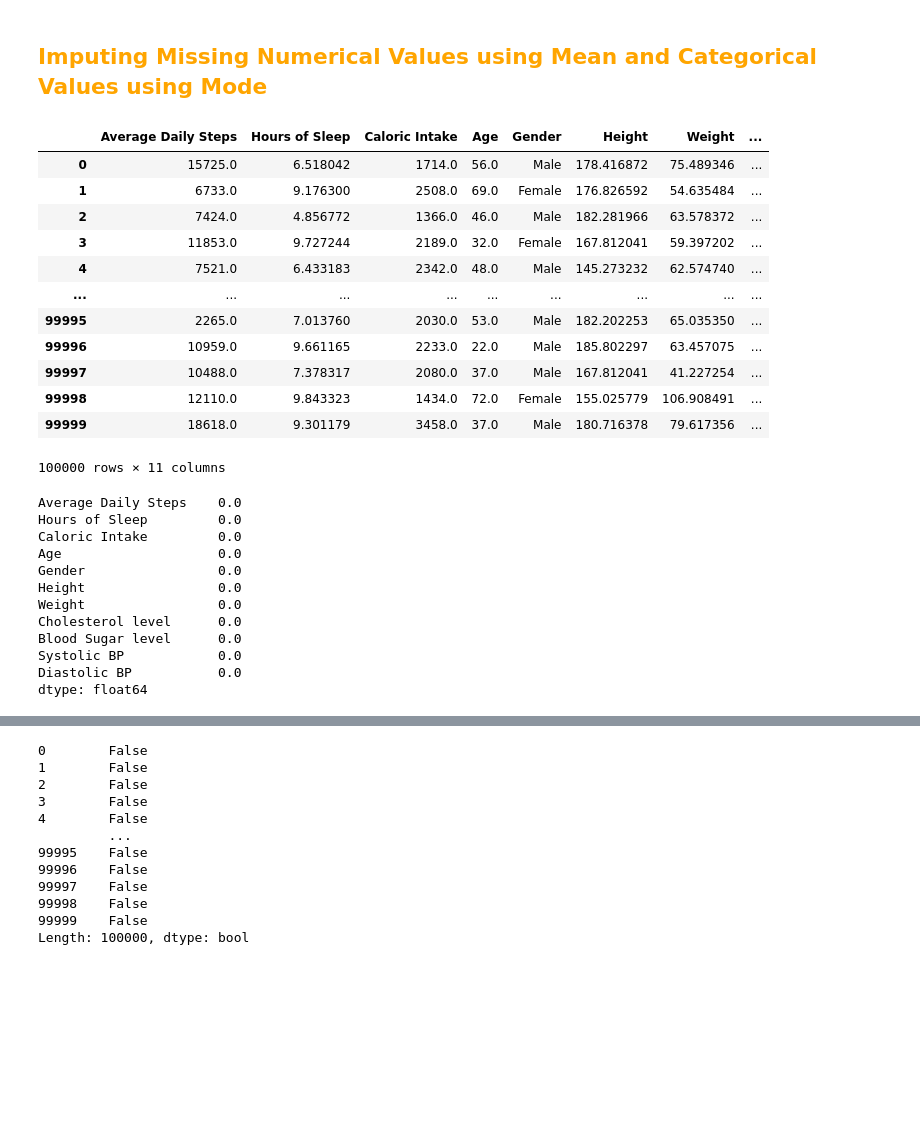
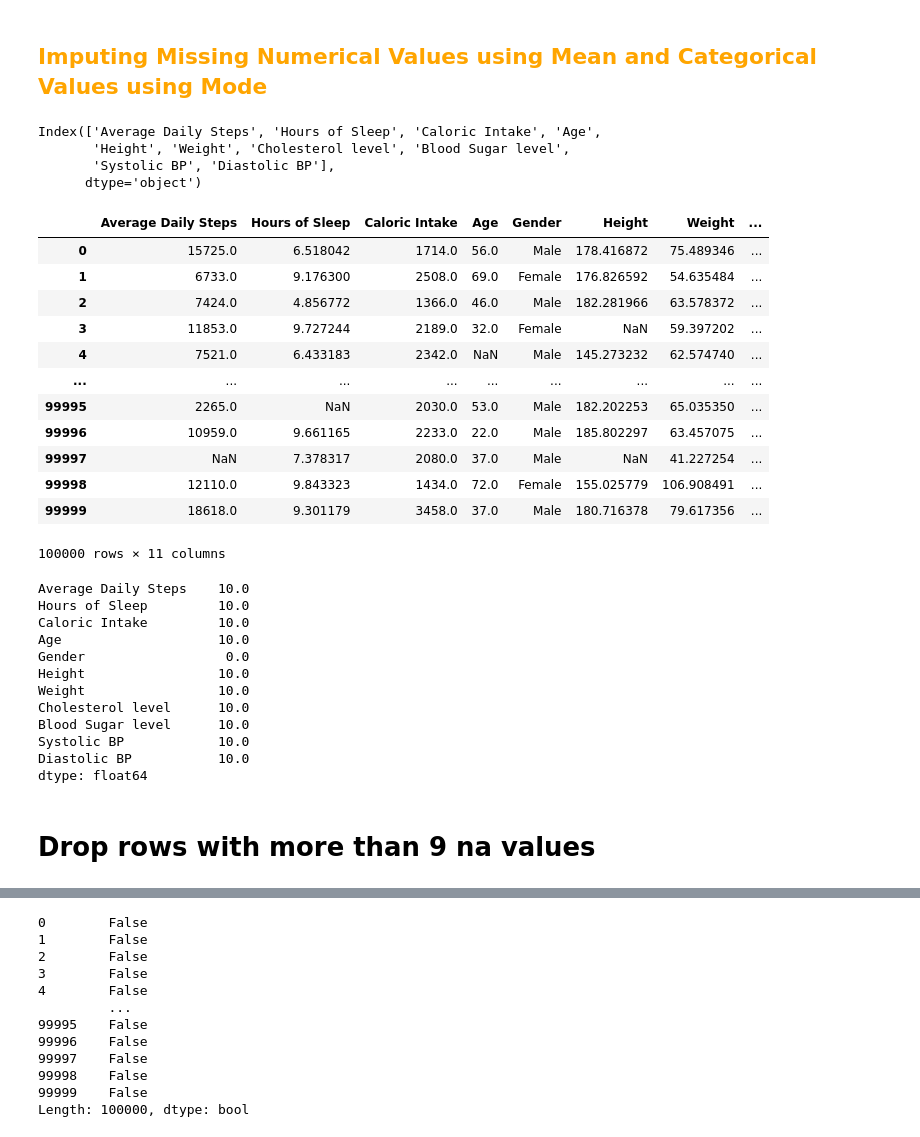
Before and after one commit to KamandPrompt/ML-101, a Jupyter notebook: BitByBit/Bit-By-Bit.ipynb, the cells around one changed output, grey strips where cells are left out. Saved outputs shown, nothing was run; the diff lists cells and outputs as text; code cells hidden in the pictures; blank space fills up the shorter version.

```diff
--- a/BitByBit/Bit-By-Bit.ipynb
+++ b/BitByBit/Bit-By-Bit.ipynb
@@ -5,44 +5,50 @@
 # %%
 import pandas as pd
 import numpy as np
 df = pd.read_csv('ML101_train_dataset.csv')
 
 df.drop(['LifeStyle'],axis=1,inplace=True)
 
-numeric_cols = df.select_dtypes(include=['float']).columns
-df[numeric_cols] = df[numeric_cols].fillna(df[numeric_cols].median())
+numeric_cols = df.select_dtypes(include=['float','int32']).columns
+print(numeric_cols)
 
 categorical_cols = df.select_dtypes(include=['object']).columns
 for col in categorical_cols:
     mode_category = df[col].mode()[0]
     df[col].fillna(mode_category, inplace=True)
 df
 # %% [output]
+Index(['Average Daily Steps', 'Hours of Sleep', 'Caloric Intake', 'Age',
+       'Height', 'Weight', 'Cholesterol level', 'Blood Sugar level',
+       'Systolic BP', 'Diastolic BP'],
+      dtype='object')
 |  | Average Daily Steps | Hours of Sleep | Caloric Intake | Age | Gender | Height | Weight | ... |
 | 0 | 15725.0 | 6.518042 | 1714.0 | 56.0 | Male | 178.416872 | 75.489346 | ... |
 | 1 | 6733.0 | 9.176300 | 2508.0 | 69.0 | Female | 176.826592 | 54.635484 | ... |
 | 2 | 7424.0 | 4.856772 | 1366.0 | 46.0 | Male | 182.281966 | 63.578372 | ... |
-| 3 | 11853.0 | 9.727244 | 2189.0 | 32.0 | Female | 167.812041 | 59.397202 | ... |
-| 4 | 7521.0 | 6.433183 | 2342.0 | 48.0 | Male | 145.273232 | 62.574740 | ... |
+| 3 | 11853.0 | 9.727244 | 2189.0 | 32.0 | Female | NaN | 59.397202 | ... |
+| 4 | 7521.0 | 6.433183 | 2342.0 | NaN | Male | 145.273232 | 62.574740 | ... |
 | ... | ... | ... | ... | ... | ... | ... | ... | ... |
-| 99995 | 2265.0 | 7.013760 | 2030.0 | 53.0 | Male | 182.202253 | 65.035350 | ... |
+| 99995 | 2265.0 | NaN | 2030.0 | 53.0 | Male | 182.202253 | 65.035350 | ... |
 | 99996 | 10959.0 | 9.661165 | 2233.0 | 22.0 | Male | 185.802297 | 63.457075 | ... |
-| 99997 | 10488.0 | 7.378317 | 2080.0 | 37.0 | Male | 167.812041 | 41.227254 | ... |
+| 99997 | NaN | 7.378317 | 2080.0 | 37.0 | Male | NaN | 41.227254 | ... |
 | 99998 | 12110.0 | 9.843323 | 1434.0 | 72.0 | Female | 155.025779 | 106.908491 | ... |
 | 99999 | 18618.0 | 9.301179 | 3458.0 | 37.0 | Male | 180.716378 | 79.617356 | ... |
-100000 rows × 11 columns
+100000 rows × 11 columns
 # %%
 df.isnull().mean()*100
 # %% [output]
-Average Daily Steps    0.0
-Hours of Sleep         0.0
-Caloric Intake         0.0
-Age                    0.0
-Gender                 0.0
-Height                 0.0
-Weight                 0.0
-Cholesterol level      0.0
-Blood Sugar level      0.0
-Systolic BP            0.0
-Diastolic BP           0.0
+Average Daily Steps    10.0
+Hours of Sleep         10.0
+Caloric Intake         10.0
+Age                    10.0
+Gender                  0.0
+Height                 10.0
+Weight                 10.0
+Cholesterol level      10.0
+Blood Sugar level      10.0
+Systolic BP            10.0
+Diastolic BP           10.0
 dtype: float64
+# %% [markdown]
+# Drop rows with more than 9 na values
```
Also changed, not shown: parts of 21 cells of this notebook, 1 other file.
